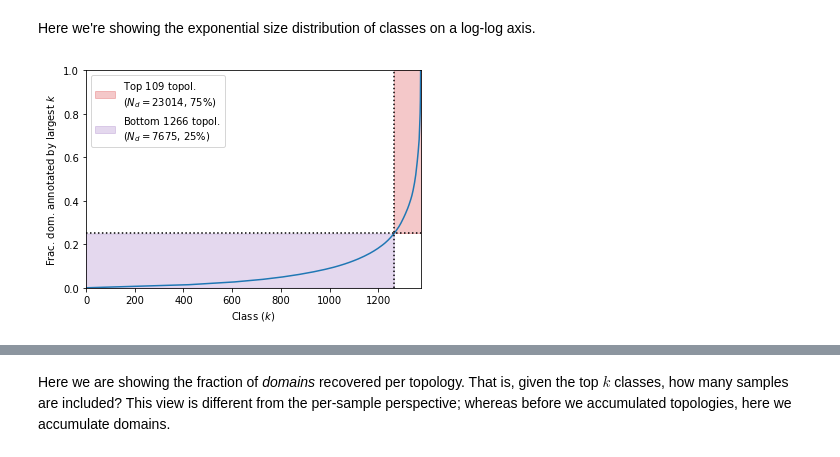
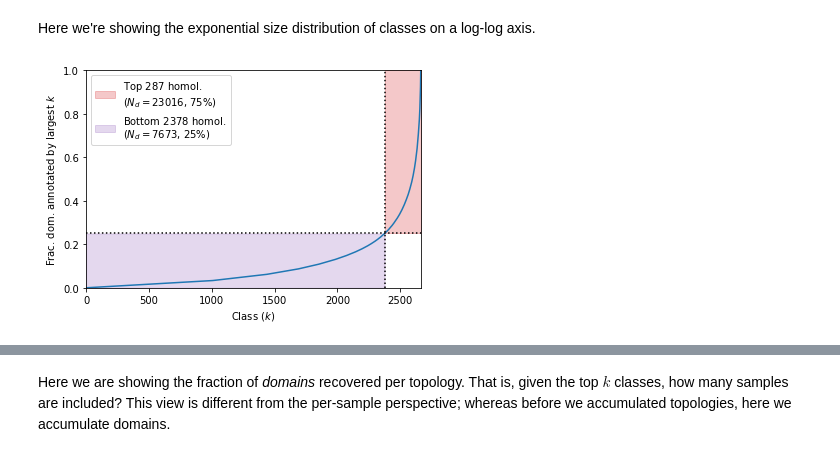
Before and after one commit to VGligorijevic/ProteinUniverse, a Jupyter notebook: ipynb/cath-classes.ipynb, the cells around one changed output, grey strips where cells are left out. Drawn from its saved outputs; the diff is of its cells as text; code cells hidden in the pictures.

```diff
--- a/ipynb/cath-classes.ipynb
+++ b/ipynb/cath-classes.ipynb
@@ -10,9 +10,10 @@ import seaborn as sns
 import matplotlib.pyplot as plt
 from sklearn.metrics import confusion_matrix
 # %%
+LEVEL = 'HOMOL'
 cath_annotation_frame  = pd.read_table("../data/domain-classifications.tsv")
-cath_topol_idxmap = dict(map(lambda x: x[::-1], enumerate(sorted(cath_annotation_frame.TOPOL.unique()))))
-cath_annotation_frame['class'] = cath_annotation_frame.TOPOL.apply(cath_topol_idxmap.get)
+cath_topol_idxmap = dict(map(lambda x: x[::-1], enumerate(sorted(cath_annotation_frame[LEVEL].unique()))))
+cath_annotation_frame['class'] = cath_annotation_frame[LEVEL].apply(cath_topol_idxmap.get)
 
 with open("../data/cath-dataset-nonredundant-S40.list", 'r') as caths40:
     cath_s40_domains = list(map(lambda x: x.strip(), caths40))
@@ -114,36 +116,36 @@ def accumulate_by_domain_plot(ax, frac=0.25, label=None, alpha=0.25):
     if frac is not None:
         closest = min(prop, key=lambda x: abs(x - frac))
         idx     = list(prop).index(closest)
         xval    = idx + 1
         # plot cross lines
         ax.axvline(xval, linestyle=':', color='k')
         ax.axhline(closest, linestyle=':', color='k')
         # fill regions
         # lower box
         pct = int((1-frac)*100)
-        ub_lbl = f"Top ${len(cumul) - (idx + 1)}$ topol.\n($N_d={cumul[-1] - cumul[idx]}$, {pct}%)"
+        ub_lbl = f"Top ${len(cumul) - (idx + 1)}$ {LEVEL.lower()}.\n($N_d={cumul[-1] - cumul[idx]}$, {pct}%)"
         ax.fill_between(range(idx, len(cumul)), frac, 1.,
                         alpha=alpha, color='C3', label=ub_lbl)
 
         # upper box
         pct = int(frac * 100)
-        lb_lbl = f"Bottom ${(idx + 1)}$ topol.\n($N_d={cumul[idx]}$, {pct}%) "
+        lb_lbl = f"Bottom ${(idx + 1)}$ {LEVEL.lower()}.\n($N_d={cumul[idx]}$, {pct}%) "
         ax.fill_between(range(0, idx), 0., closest,
                         alpha=alpha, color='C4', label=lb_lbl)
     ax.set_ylim(0, 1.)
     ax.set_xlim(0, len(cumul))
     ax.set_xlabel("Class ($k$)")
     ax.set_ylabel("Frac. dom. annotated by largest $k$")
 
 ax = plt.gca()
 accumulate_by_domain_plot(ax)
 handles, labels = ax.get_legend_handles_labels()
 ax.legend(handles, labels, loc='upper left')
 plt.savefig("figs/accumulate_domain_by_topology.png")
 
 plt.show()
 # %% [output]
-[figure, old version]
+[figure, new version]
 # %%
 a = 0.75
 fig, (ax1, ax2) = plt.subplots(1, 2, sharey=True, figsize=(6.4, 4.8*a))
```
Also changed, not shown: parts of 5 cells of this notebook, 4 other files.
